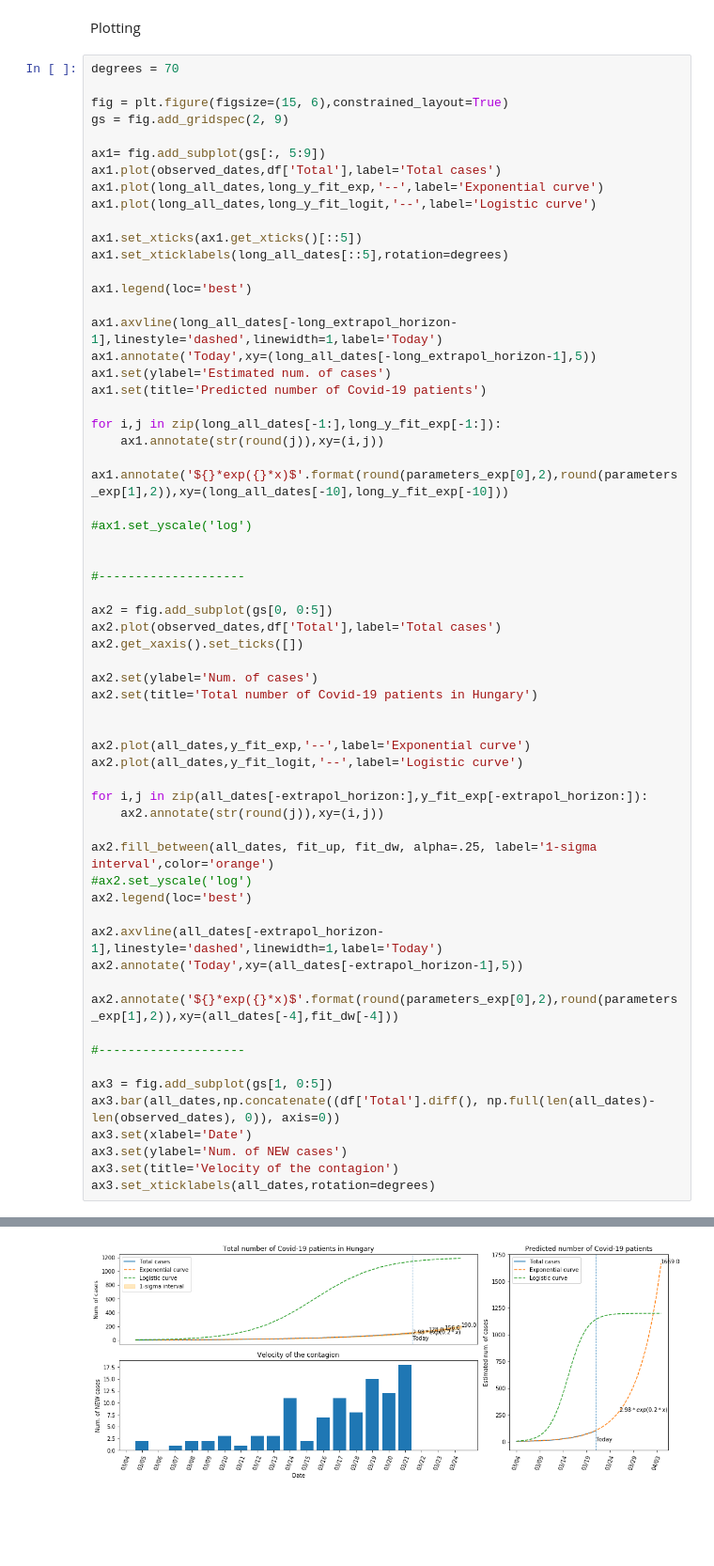
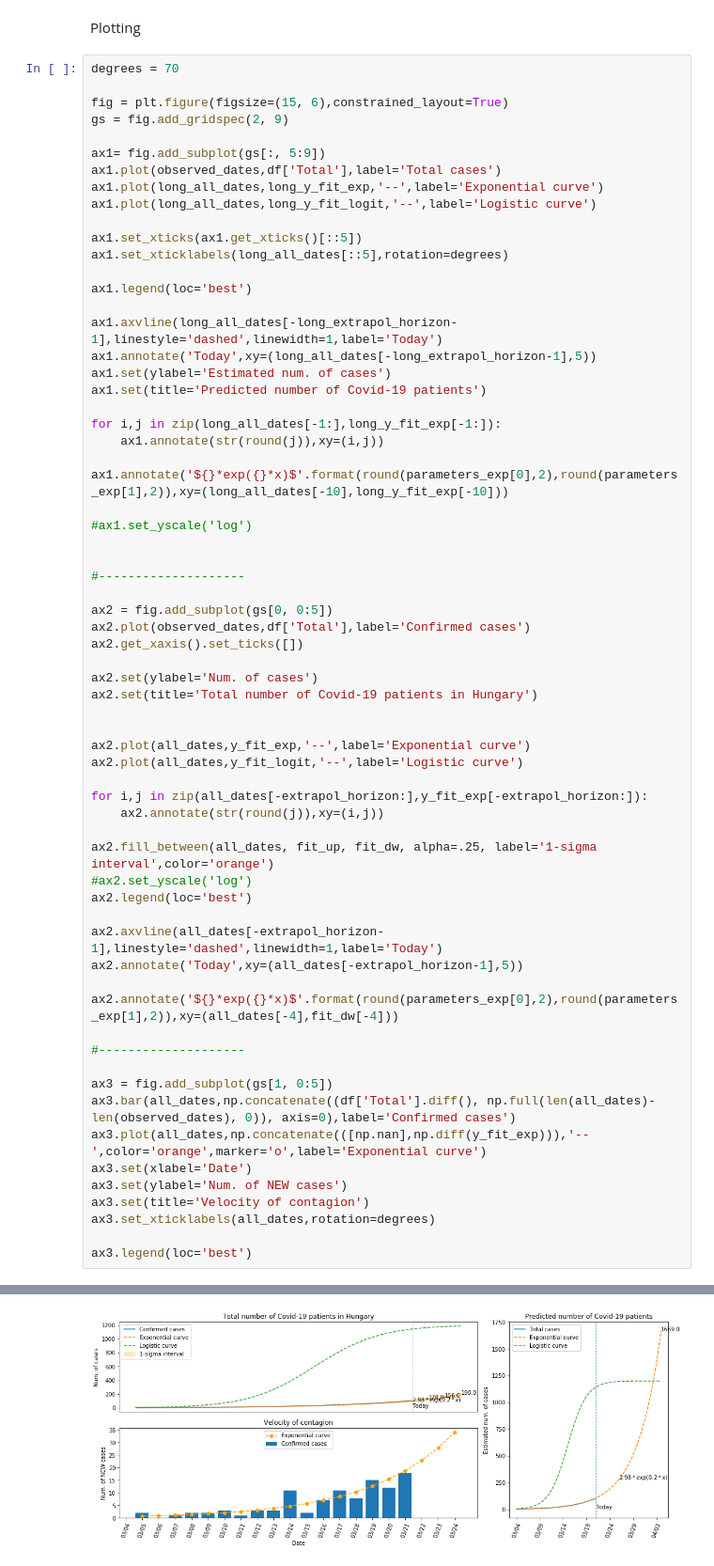
Before and after one commit to urbee/Covid-19-Hungarian-cases, a Jupyter notebook: Hungary-predictions.ipynb, the cells around one changed output, grey strips where cells are left out. Shown at 94% size. Cells and saved outputs as stored; diff of their text form; blank space fills up the shorter version.

Commit message:
Growth rate plot has been updated

```diff
--- a/Hungary-predictions.ipynb
+++ b/Hungary-predictions.ipynb
@@ -212,7 +212,7 @@ ax1.annotate('${}*exp({}*x)$'.format(round(parameters_exp[0],2),round(parameters
 #--------------------
 
 ax2 = fig.add_subplot(gs[0, 0:5])
-ax2.plot(observed_dates,df['Total'],label='Total cases')
+ax2.plot(observed_dates,df['Total'],label='Confirmed cases')
 ax2.get_xaxis().set_ticks([])
 
 ax2.set(ylabel='Num. of cases')
@@ -237,9 +237,12 @@ ax2.annotate('${}*exp({}*x)$'.format(round(parameters_exp[0],2),round(parameters
 #--------------------
 
 ax3 = fig.add_subplot(gs[1, 0:5])
-ax3.bar(all_dates,np.concatenate((df['Total'].diff(), np.full(len(all_dates)-len(observed_dates), 0)), axis=0))
+ax3.bar(all_dates,np.concatenate((df['Total'].diff(), np.full(len(all_dates)-len(observed_dates), 0)), axis=0),label='Confirmed cases')
+ax3.plot(all_dates,np.concatenate(([np.nan],np.diff(y_fit_exp))),'--',color='orange',marker='o',label='Exponential curve')
 ax3.set(xlabel='Date')
 ax3.set(ylabel='Num. of NEW cases')
-ax3.set(title='Velocity of the contagion')
+ax3.set(title='Velocity of contagion')
 ax3.set_xticklabels(all_dates,rotation=degrees)
+
+ax3.legend(loc='best')
 # %% [output]
@@ -263 +250 @@ ax3.set_xticklabels(all_dates,rotation=degrees)
-[figure, old version]
+[figure, new version]
```
Also changed, not shown: parts of 3 cells of this notebook.
